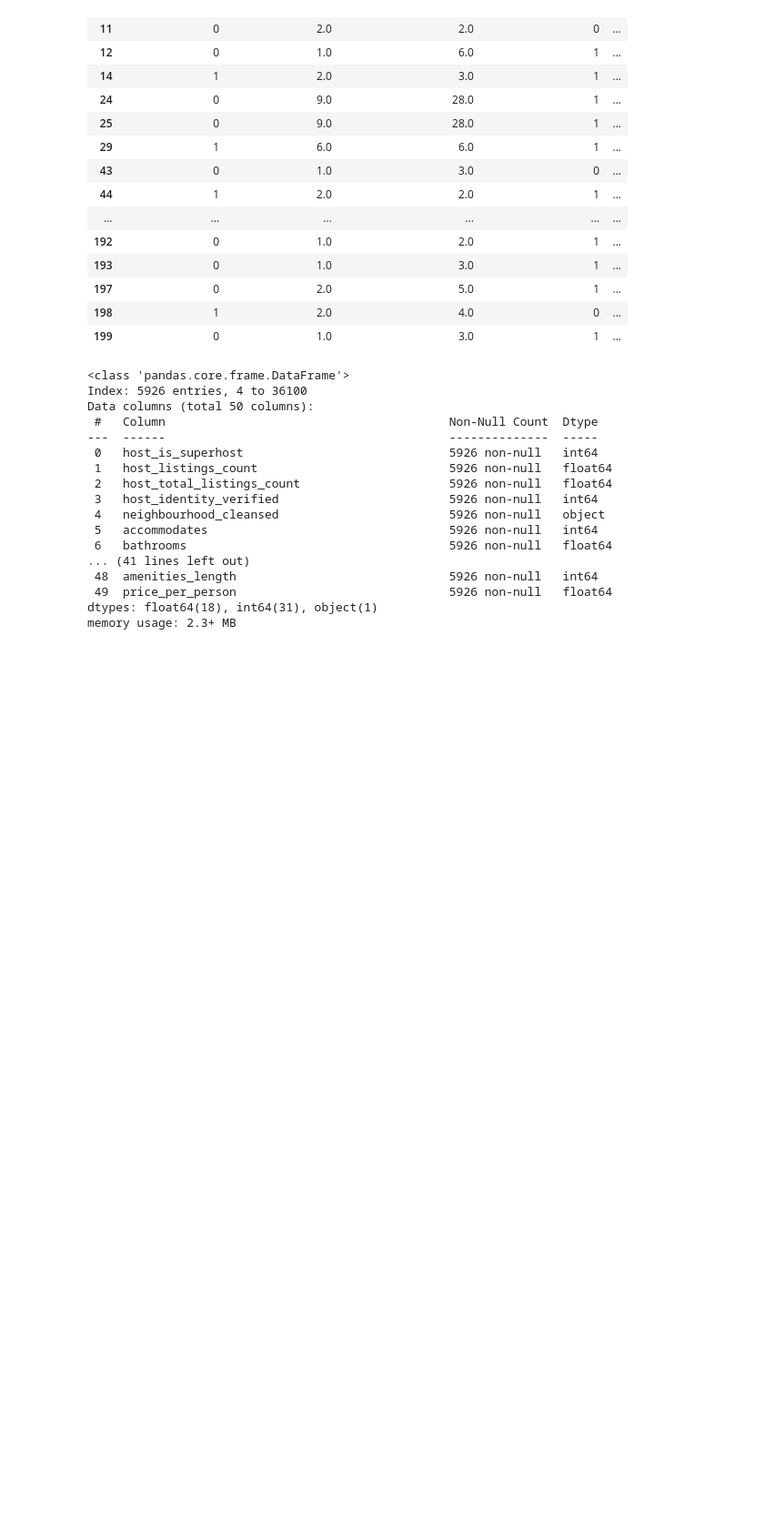
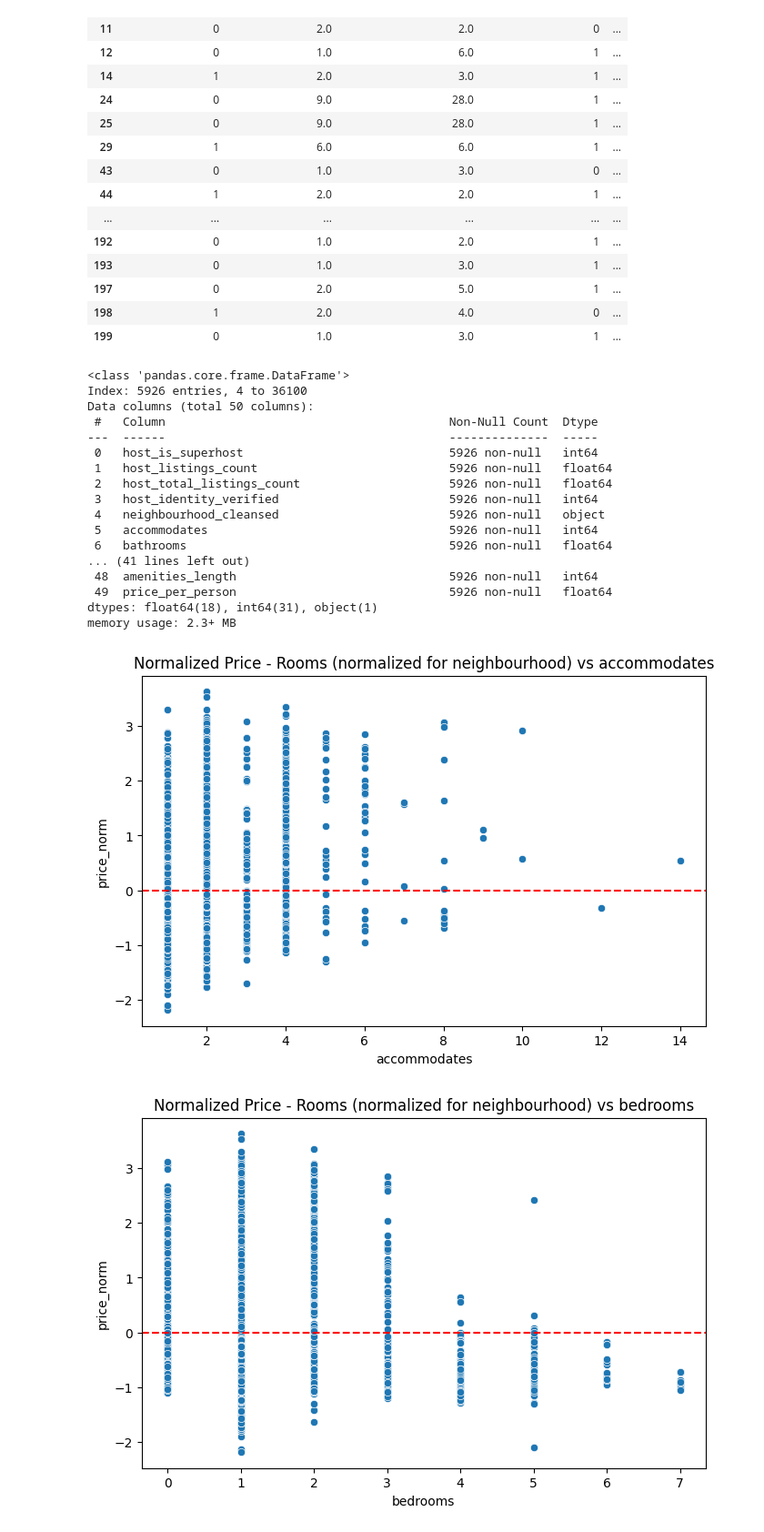
Before and after one commit to wikey/2025dataproject, a Jupyter notebook: project.ipynb, the cells around one changed output. Shown at 91% size. Cells and saved outputs as stored; diff of their text form; code cells hidden in the pictures; blank space fills up the shorter version.

```diff
--- a/project.ipynb
+++ b/project.ipynb
@@ -249,3 +249,31 @@ Data columns (total 50 columns):
  49  price_per_person                              5926 non-null   float64
 dtypes: float64(18), int64(31), object(1)
 memory usage: 2.3+ MB
+# %%
+# attempting to lessen the distortion of neighborhood on prices
+
+df_room_filtered["price_norm"] = df_room_filtered.groupby("neighbourhood_cleansed")["price"].transform(
+    lambda x: (x - x.mean()) / x.std()
+)
+df_apartment_filtered["price_norm"] = df_apartment_filtered.groupby("neighbourhood_cleansed")["price"].transform(
+    lambda x: (x - x.mean()) / x.std()
+)
+features = ["accommodates", "bedrooms", "bathrooms"]
+
+## PLOTTING NORMALIZED PRICE AGAINST 'accommodates', 'bedrooms' and 'bathrooms'
+for col in features:
+    plt.figure(figsize=(8,5))
+    sns.scatterplot(data=df_room_filtered, x=col, y="price_norm")
+    plt.title(f"Normalized Price - Rooms (normalized for neighbourhood) vs {col}")
+    plt.axhline(0, color="red", linestyle="--")
+    plt.show()
+
+for col in features:
+    plt.figure(figsize=(8,5))
+    sns.scatterplot(data=df_apartment_filtered, x=col, y="price_norm")
+    plt.title(f"Normalized Price - Whole Apts (normalized for neighbourhood) vs {col}")
+    plt.axhline(0, color="red", linestyle="--")
+    plt.show()
+# %% [output]
+[figure, added]
+[figure, added]
```
Also changed, not shown: parts of 8 cells of this notebook.
